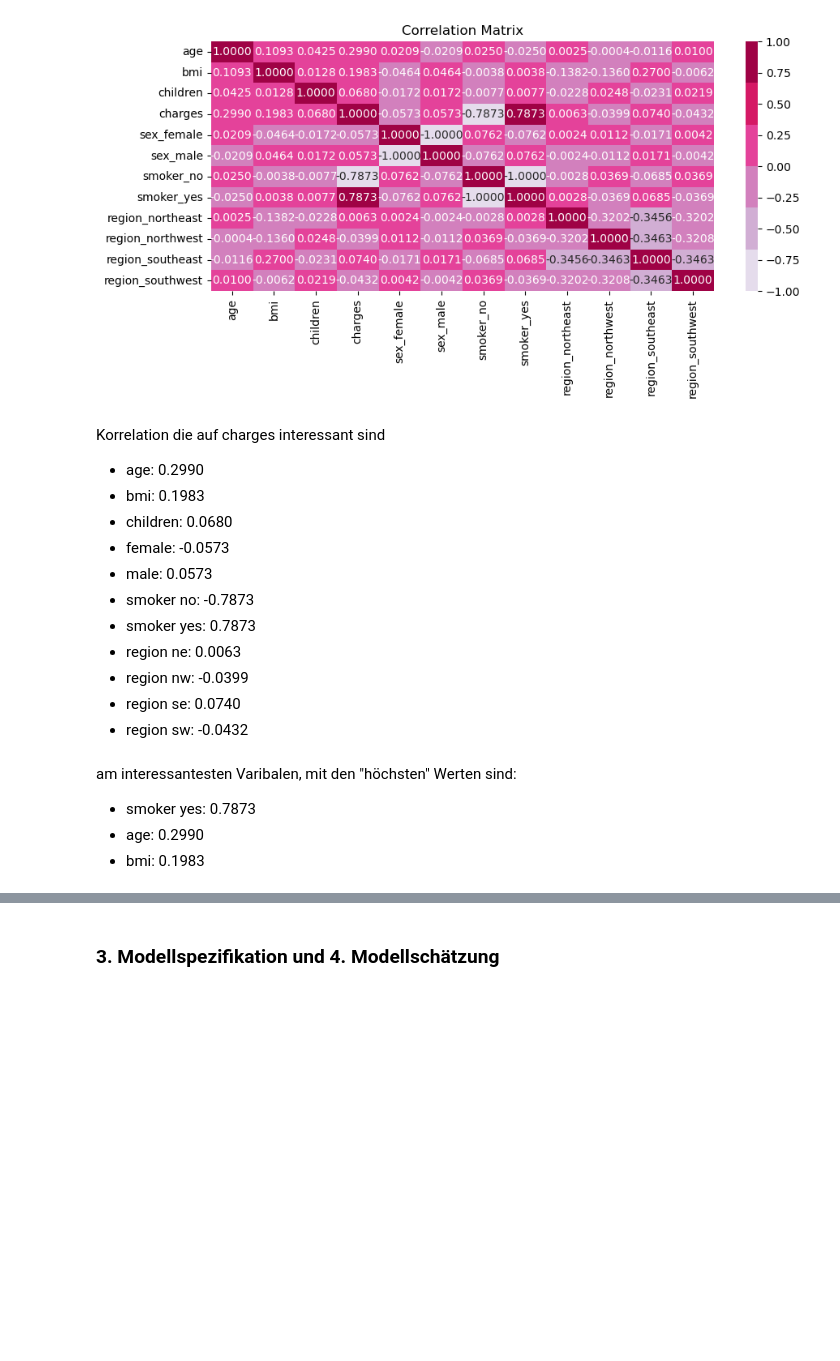
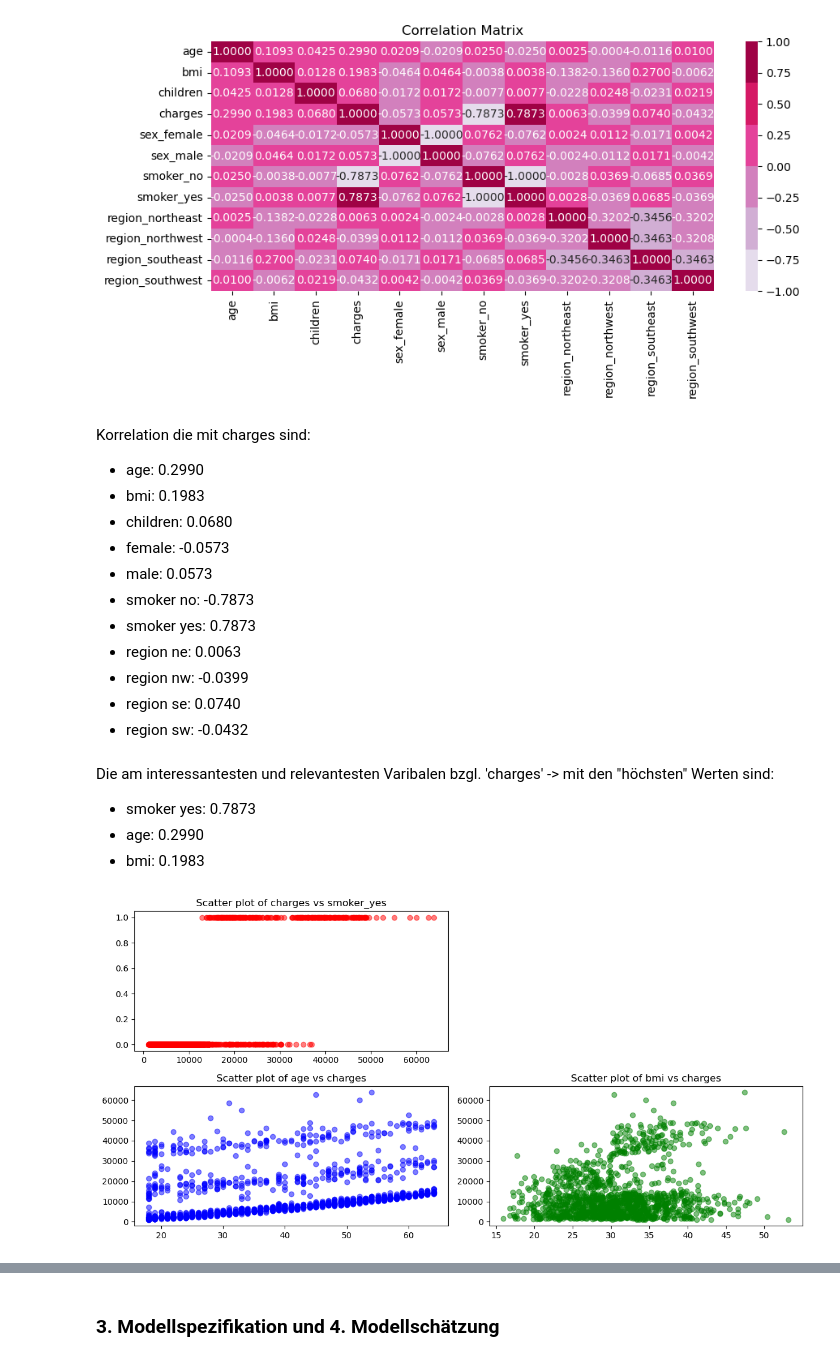
Before and after one commit to BrockherdeT/econometrics, a Jupyter notebook: shared_A2.ipynb, the cells around one changed output, grey strips where cells are left out. Drawn from its saved outputs; the diff is of its cells as text; code cells hidden in the pictures; blank space fills up the shorter version.

```diff
--- a/shared_A2.ipynb
+++ b/shared_A2.ipynb
@@ -242,7 +247,7 @@ plt.show()
 # %% [output]
 [figure]
 # %% [markdown]
-Korrelation die auf charges interessant sind
+Korrelation die mit charges sind:
 - age: 0.2990
 - bmi: 0.1983
 - children: 0.0680
@@ -255,7 +260,7 @@ Korrelation die auf charges interessant sind
 - region se: 0.0740
 - region sw: -0.0432
 # %% [markdown]
-am interessantesten Varibalen, mit den "höchsten" Werten sind:
+Die am interessantesten und relevantesten Varibalen bzgl. 'charges' -> mit den "höchsten" Werten sind:
 - smoker yes: 0.7873
 - age: 0.2990
 - bmi: 0.1983
@@ -263,0 +267,24 @@ am interessantesten Varibalen, mit den "höchsten" Werten sind:
+# %%
+# Scatter plot
+plt.figure(figsize=(12, 6))
+
+# Boxplot for 'charges' and 'smoker_yes'
+plt.subplot(2, 2, 1)
+plt.scatter(data['charges'], data['smoker_yes'], alpha=0.5, c='red')
+plt.title('Scatter plot of charges vs smoker_yes')
+
+# Boxplot for 'charges' and 'age'
+plt.subplot(2, 2, 3)
+plt.scatter(data['age'], data['charges'], alpha=0.5, c='blue')
+plt.title('Scatter plot of age vs charges')
+
+# Boxplot for 'charges' and 'bmi'
+plt.subplot(2, 2, 4)
+plt.scatter(data['bmi'], data['charges'], alpha=0.5, c='green')
+plt.title('Scatter plot of bmi vs charges')
+
+#plot
+plt.tight_layout()
+plt.show()
+# %% [output]
+[figure, added]
```
Also changed, not shown: parts of 29 cells of this notebook.
